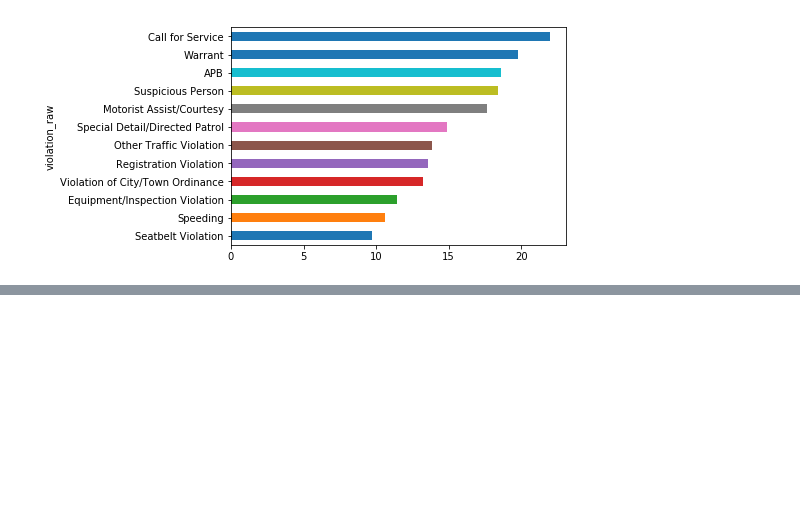
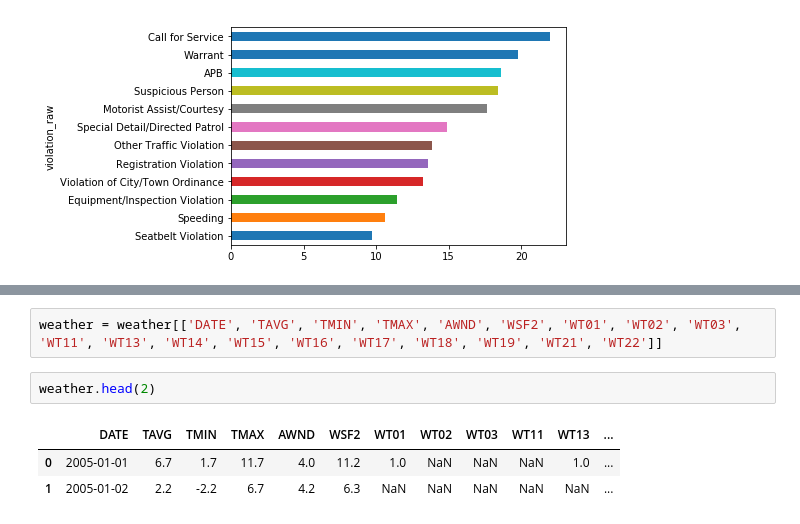
Before and after one commit to Rav212mm/01_Police_analizing, a Jupyter notebook: 01_Preparing_data.ipynb, the cells around one changed output, grey strips where cells are left out. Saved outputs shown, nothing was run; the diff lists cells and outputs as text; blank space fills up the shorter version.

```diff
--- a/01_Preparing_data.ipynb
+++ b/01_Preparing_data.ipynb
@@ -667,0 +682,8 @@ Name: stop_minutes, dtype: float64
+# %%
+weather = weather[['DATE', 'TAVG', 'TMIN', 'TMAX', 'AWND', 'WSF2', 'WT01', 'WT02', 'WT03', 'WT11', 'WT13', 'WT14', 'WT15', 'WT16', 'WT17', 'WT18', 'WT19', 'WT21', 'WT22']]
+# %%
+weather.head(2)
+# %% [output]
+|  | DATE | TAVG | TMIN | TMAX | AWND | WSF2 | WT01 | WT02 | WT03 | WT11 | WT13 | ... |
+| 0 | 2005-01-01 | 6.7 | 1.7 | 11.7 | 4.0 | 11.2 | 1.0 | NaN | NaN | NaN | 1.0 | ... |
+| 1 | 2005-01-02 | 2.2 | -2.2 | 6.7 | 4.2 | 6.3 | NaN | NaN | NaN | NaN | NaN | ... |
```
Also changed, not shown: parts of 27 cells of this notebook, 1 other file.
